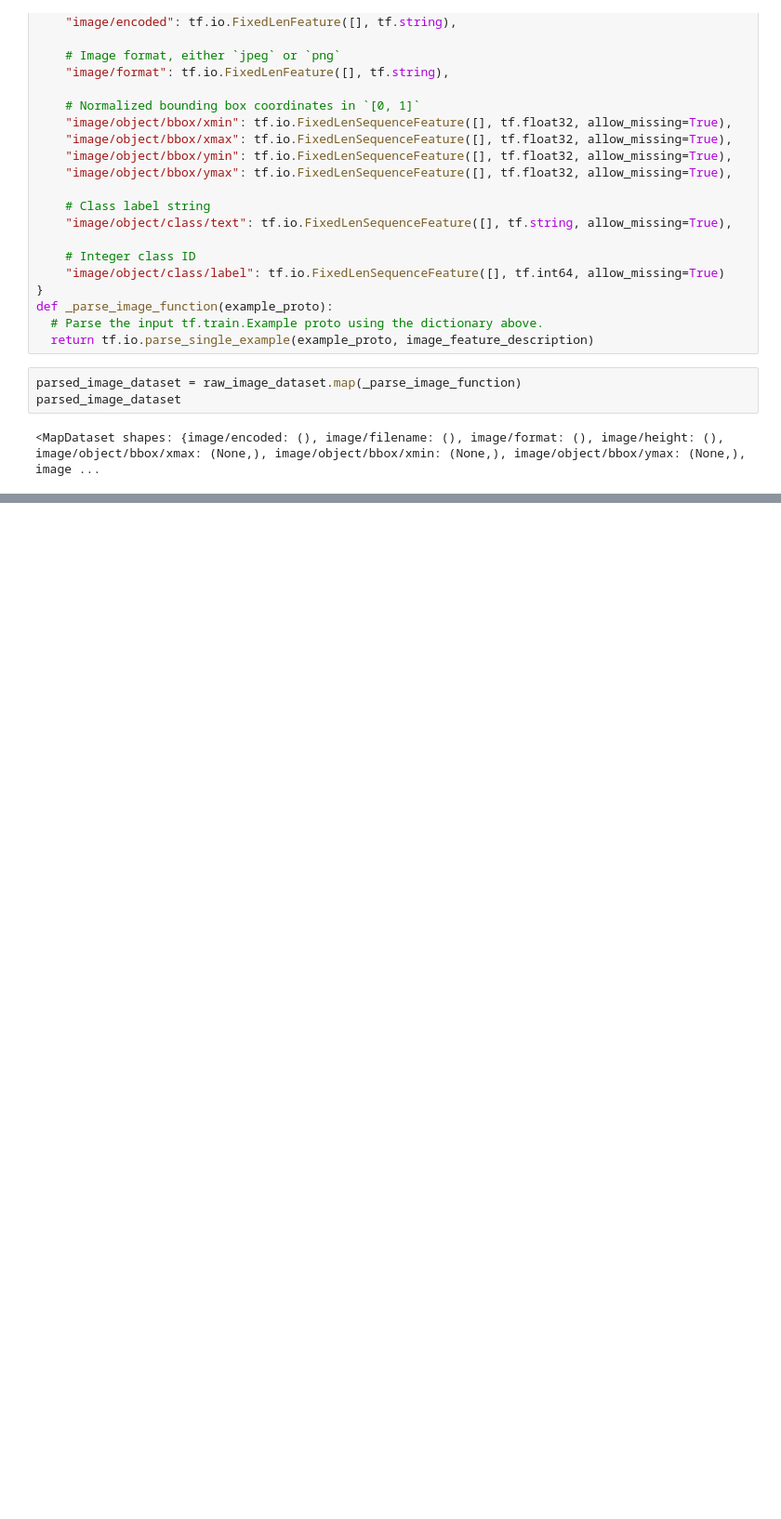
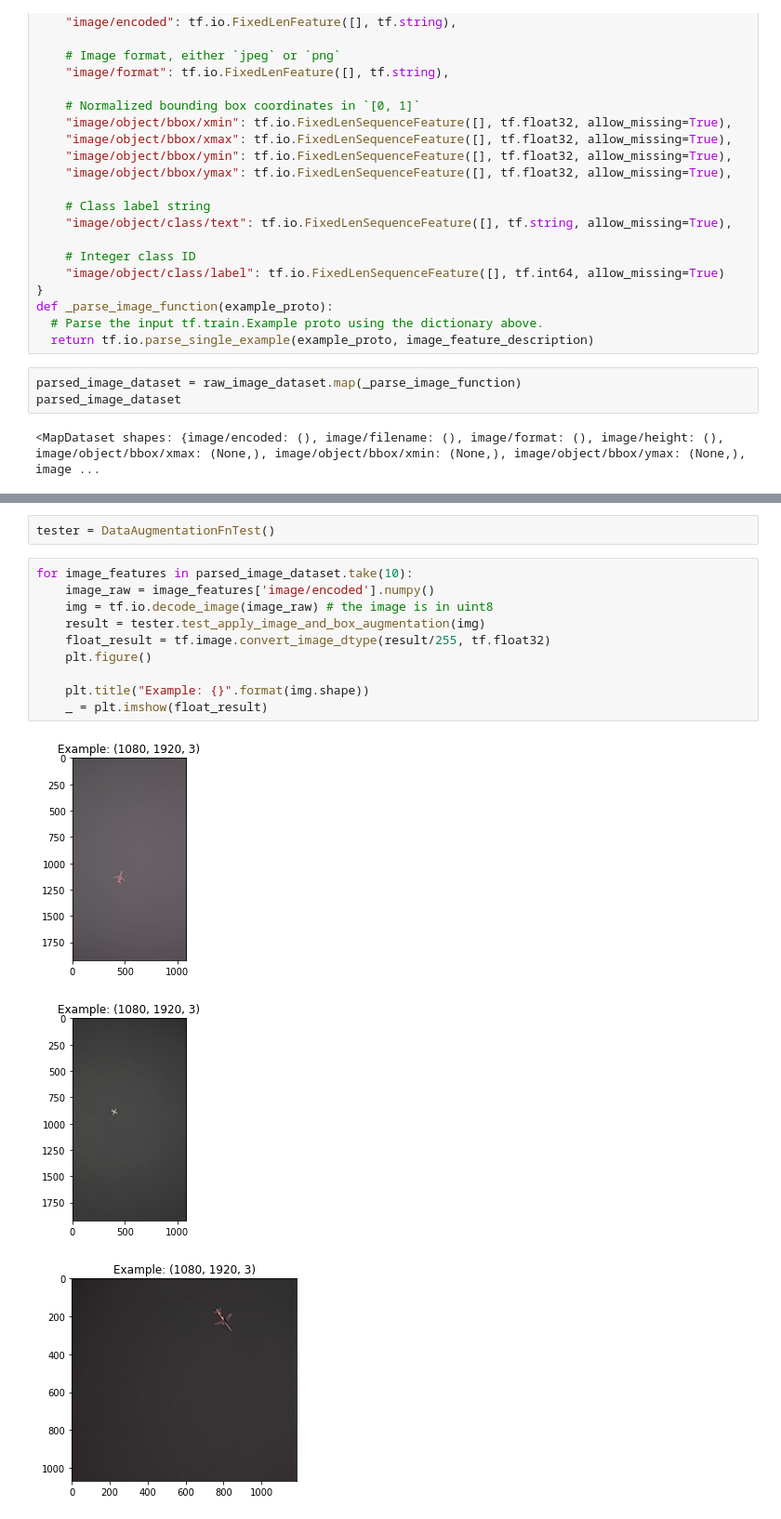
Before and after one commit to IQTLabs/SkyScan, a Jupyter notebook: ml-model/notebooks/Image Augmentation.ipynb, the cells around one changed output, grey strips where cells are left out. Shown at 93% size. Drawn from its saved outputs; the diff is of its cells as text; blank space fills up the shorter version.

```diff
--- a/ml-model/notebooks/Image Augmentation.ipynb
+++ b/ml-model/notebooks/Image Augmentation.ipynb
@@ -74,0 +158,16 @@ TypeError: 'module' object is not callable
+# %%
+tester = DataAugmentationFnTest()
+# %%
+for image_features in parsed_image_dataset.take(10):
+    image_raw = image_features['image/encoded'].numpy()
+    img = tf.io.decode_image(image_raw) # the image is in uint8
+    result = tester.test_apply_image_and_box_augmentation(img)
+    float_result = tf.image.convert_image_dtype(result/255, tf.float32)
+    plt.figure()
+
+    plt.title("Example: {}".format(img.shape))
+    _ = plt.imshow(float_result)
+# %% [output]
+[figure, added]
+[figure, added]
+[figure, added]
```
Also changed, not shown: parts of 5 cells of this notebook.
